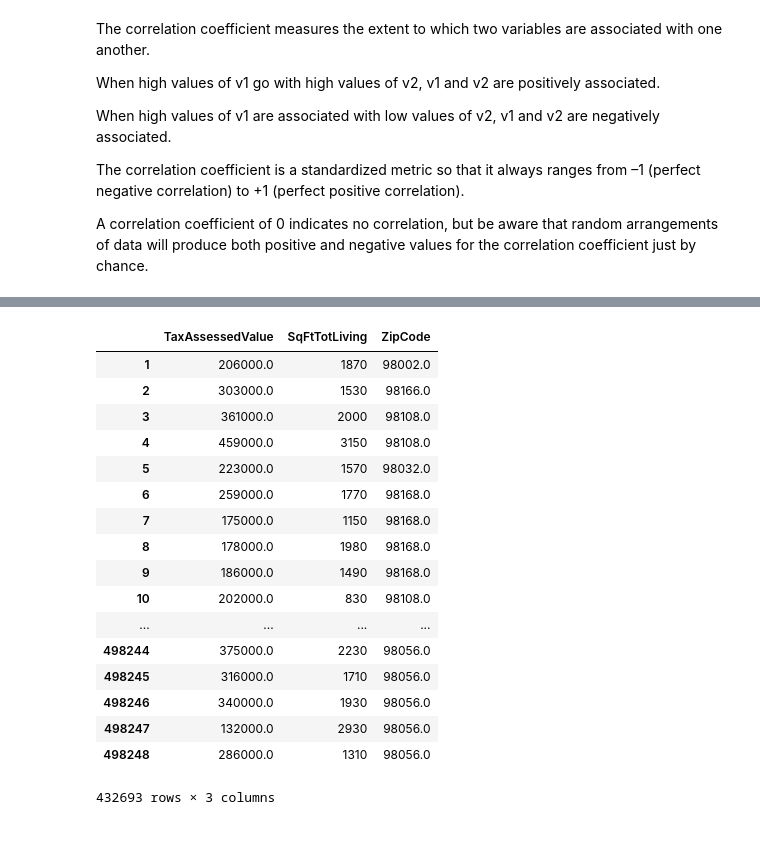
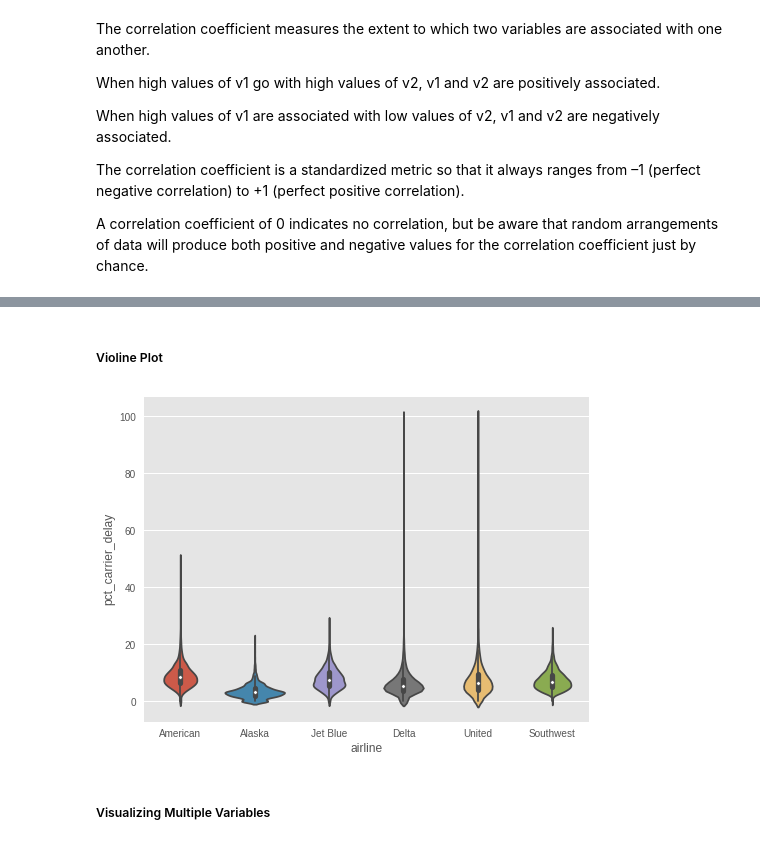
Before and after one commit to danny-94/psfd_book, a Jupyter notebook: Chapter1.ipynb, the cells around one changed output, grey strips where cells are left out. Drawn from its saved outputs; the diff is of its cells as text; code cells hidden in the pictures.

```diff
--- a/Chapter1.ipynb
+++ b/Chapter1.ipynb
@@ -426 +464,10 @@ kc_tax = pd.read_csv('kc_tax.csv')
+# %% [markdown]
+##### Violine Plot
+# %%
+g = sns.violinplot(x="airline", y="pct_carrier_delay", data=airline)
+g.figure.set_size_inches(8,6)
+# %% [output]
+[figure, added]
+# %% [markdown]
+##### Visualizing Multiple Variables
 # %%
@@ -428,21 +476,0 @@ kc_tax = kc_tax[(kc_tax['TaxAssessedValue'] < 750000) & (kc_tax['SqFtTotLiving']
-# %%
-kc_tax
-# %% [output]
-|  | TaxAssessedValue | SqFtTotLiving | ZipCode |
-| 1 | 206000.0 | 1870 | 98002.0 |
-| 2 | 303000.0 | 1530 | 98166.0 |
-| 3 | 361000.0 | 2000 | 98108.0 |
-| 4 | 459000.0 | 3150 | 98108.0 |
-| 5 | 223000.0 | 1570 | 98032.0 |
-| 6 | 259000.0 | 1770 | 98168.0 |
-| 7 | 175000.0 | 1150 | 98168.0 |
-| 8 | 178000.0 | 1980 | 98168.0 |
-| 9 | 186000.0 | 1490 | 98168.0 |
-| 10 | 202000.0 | 830 | 98108.0 |
-| ... | ... | ... | ... |
-| 498244 | 375000.0 | 2230 | 98056.0 |
-| 498245 | 316000.0 | 1710 | 98056.0 |
-| 498246 | 340000.0 | 1930 | 98056.0 |
-| 498247 | 132000.0 | 2930 | 98056.0 |
-| 498248 | 286000.0 | 1310 | 98056.0 |
-432693 rows × 3 columns
```
Also changed, not shown: parts of 14 cells of this notebook.
